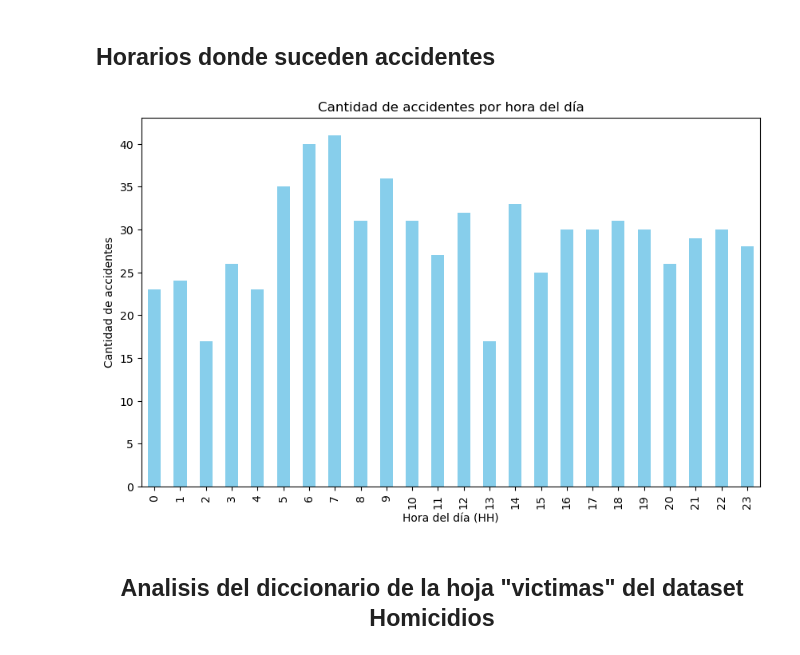
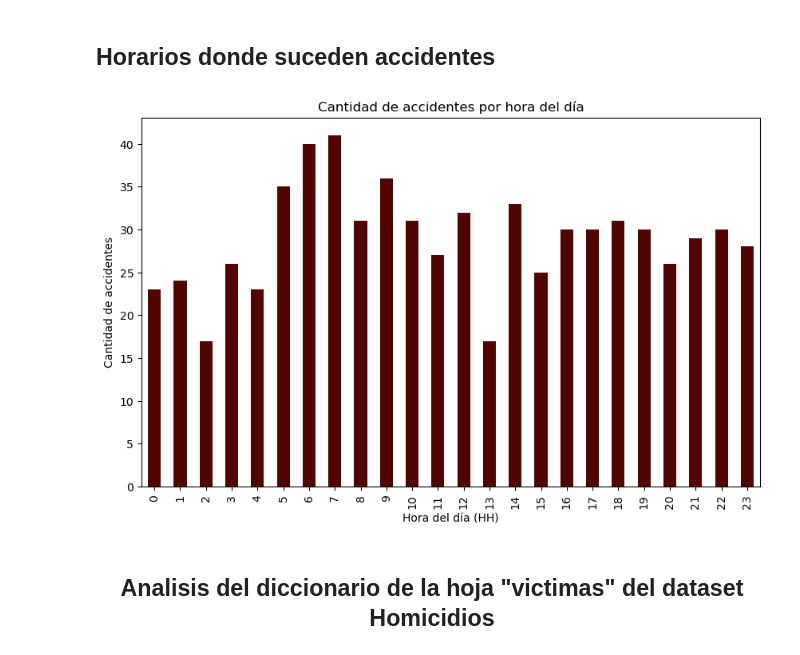
Before and after one commit to EliasIchi/PI2_Henry, a Jupyter notebook: EDA_siniestros viales CABA.ipynb, the cells around one changed output. Cells and saved outputs as stored; diff of their text form; code cells hidden in the pictures.

```diff
--- a/EDA_siniestros viales CABA.ipynb
+++ b/EDA_siniestros viales CABA.ipynb
@@ -525,26 +573,26 @@ plt.show()
 # %%
 import matplotlib.pyplot as plt
 
 # Filtrar valores no numéricos en la columna 'HH'
 h_hechos_numericos = h_hechos[pd.to_numeric(h_hechos['HH'], errors='coerce').notnull()]
 
 # Contar el número de ocurrencias de cada hora 'HH'
 conteo_horas = h_hechos_numericos['HH'].value_counts().sort_index()
 
 # Configurar el tamaño de la figura
 plt.figure(figsize=(10, 6))
 
 # Graficar el conteo de ocurrencias de cada hora
-conteo_horas.plot(kind='bar', color='skyblue')
+conteo_horas.plot(kind='bar', color='#500500')
 
 plt.title('Cantidad de accidentes por hora del día')
 plt.xlabel('Hora del día (HH)')
 plt.ylabel('Cantidad de accidentes')
 
 # Mostrar el gráfico
 plt.show()
 # %% [output]
-[figure, old version]
+[figure, new version]
 # %% [markdown]
 ## <center>Analisis del diccionario de la hoja "victimas" del dataset Homicidios
 # %% [markdown]
```
Also changed, not shown: parts of 61 cells of this notebook.
